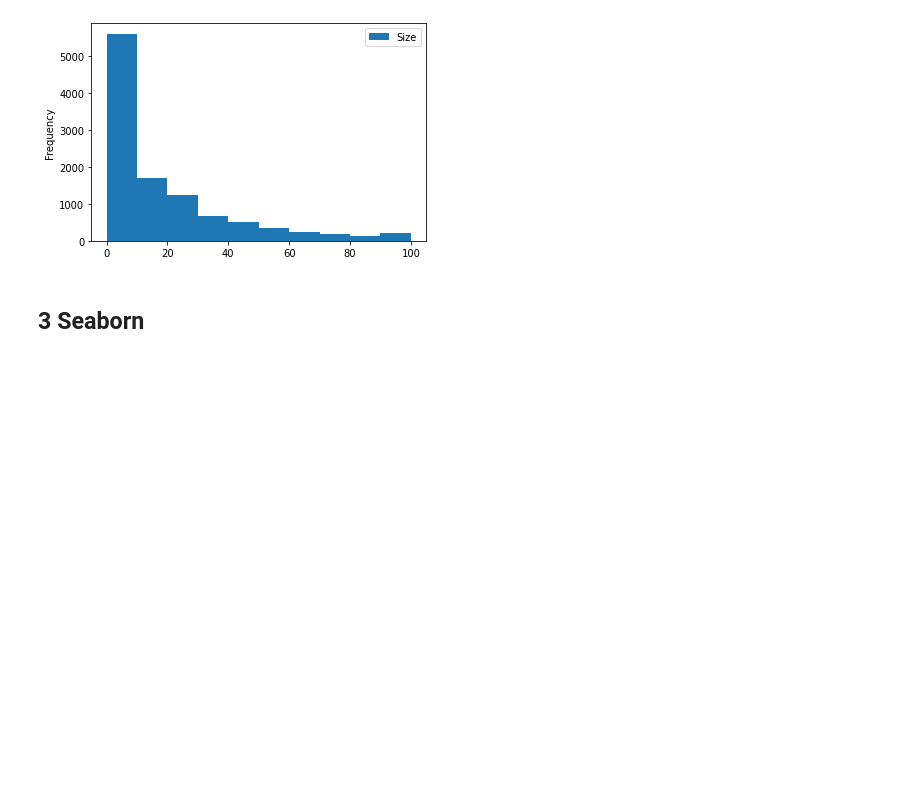
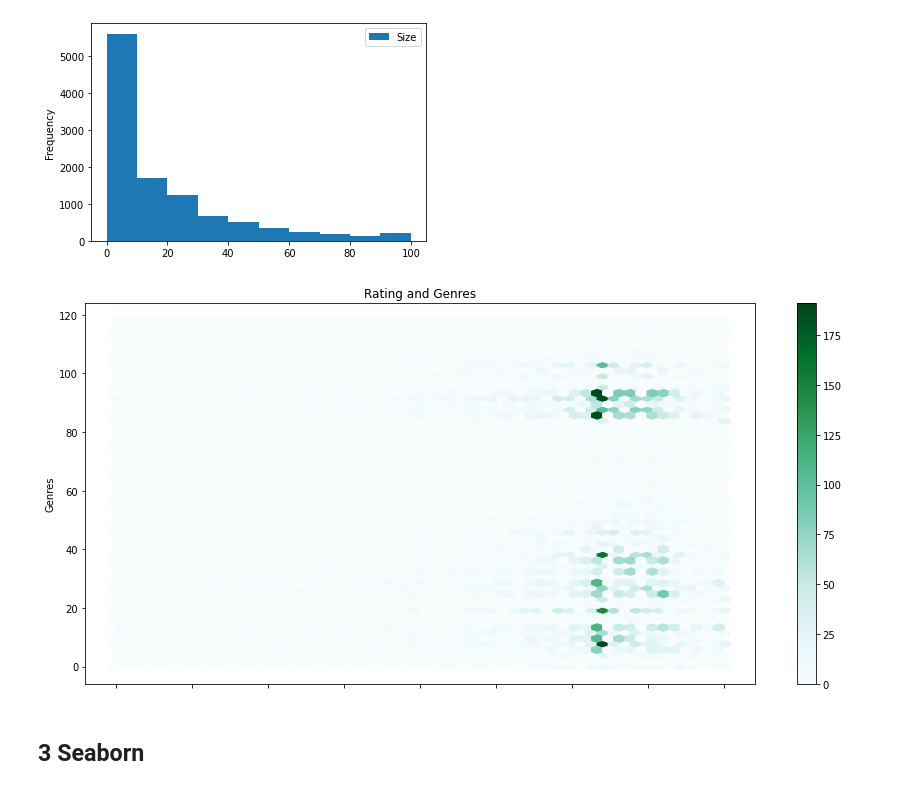
Before and after one commit to xvnns/Data-Analysis-Tools, a Jupyter notebook: lab_2_visual_6133_Krivokoneva.ipynb, the cells around one changed output. Drawn from its saved outputs; the diff is of its cells as text; code cells hidden in the pictures; blank space fills up the shorter version.

```diff
--- a/lab_2_visual_6133_Krivokoneva.ipynb
+++ b/lab_2_visual_6133_Krivokoneva.ipynb
@@ -178,6 +178,21 @@ data.plot(y='Size', kind='hist')
 plt.show()
 # %% [output]
 [figure]
+# %%
+df = data
+df['Genres'] = pd.factorize(data['Genres'])[0]
+
+df.plot.hexbin(
+    x='Rating',
+    y="Genres",
+    gridsize=55,
+    title='Rating and Genres',
+    figsize=(15, 7),
+    reduce_C_function=np.max,
+    )
+plt.show()
+# %% [output]
+[figure, added]
 # %% [markdown]
 ## 3  Seaborn
 # %% [markdown]
```
